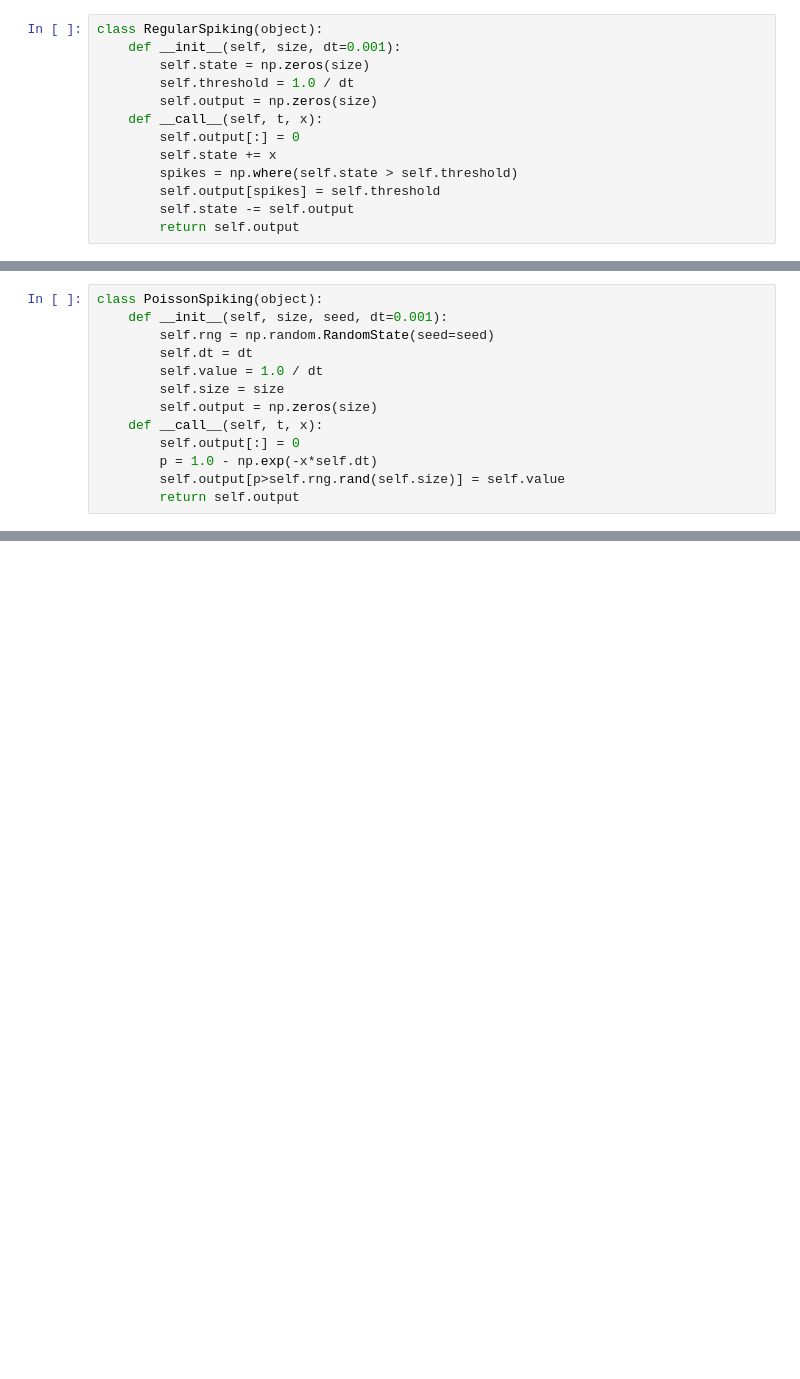
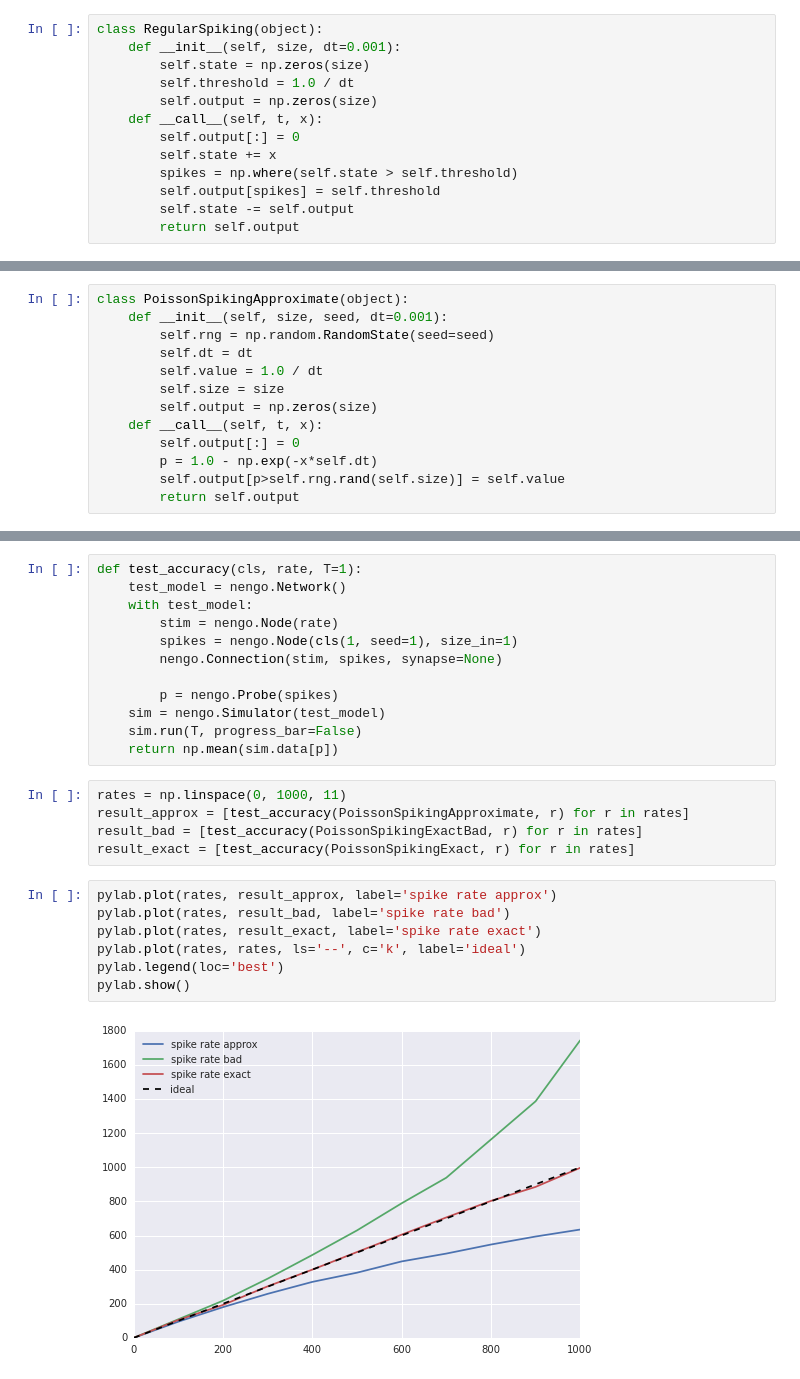
Before and after one commit to tcstewar/testing_notebooks, a Jupyter notebook: spike trains - poisson and regular.ipynb, the cells around one changed output, grey strips where cells are left out. Drawn from its saved outputs; the diff is of its cells as text; blank space fills up the shorter version.

```diff
--- a/spike trains - poisson and regular.ipynb
+++ b/spike trains - poisson and regular.ipynb
@@ -19,5 +26,5 @@ class RegularSpiking(object):
 # %%
-class PoissonSpiking(object):
+class PoissonSpikingApproximate(object):
     def __init__(self, size, seed, dt=0.001):
         self.rng = np.random.RandomState(seed=seed)
         self.dt = dt
@@ -76,0 +138,26 @@ pylab.show()
+# %%
+def test_accuracy(cls, rate, T=1):
+    test_model = nengo.Network()
+    with test_model:
+        stim = nengo.Node(rate)
+        spikes = nengo.Node(cls(1, seed=1), size_in=1)
+        nengo.Connection(stim, spikes, synapse=None)
+
+        p = nengo.Probe(spikes)
+    sim = nengo.Simulator(test_model)
+    sim.run(T, progress_bar=False)
+    return np.mean(sim.data[p])
+# %%
+rates = np.linspace(0, 1000, 11)
+result_approx = [test_accuracy(PoissonSpikingApproximate, r) for r in rates]
+result_bad = [test_accuracy(PoissonSpikingExactBad, r) for r in rates]
+result_exact = [test_accuracy(PoissonSpikingExact, r) for r in rates]
+# %%
+pylab.plot(rates, result_approx, label='spike rate approx')
+pylab.plot(rates, result_bad, label='spike rate bad')
+pylab.plot(rates, result_exact, label='spike rate exact')
+pylab.plot(rates, rates, ls='--', c='k', label='ideal')
+pylab.legend(loc='best')
+pylab.show()
+# %% [output]
+[figure, added]
```
Also changed, not shown: parts of 9 cells of this notebook.
